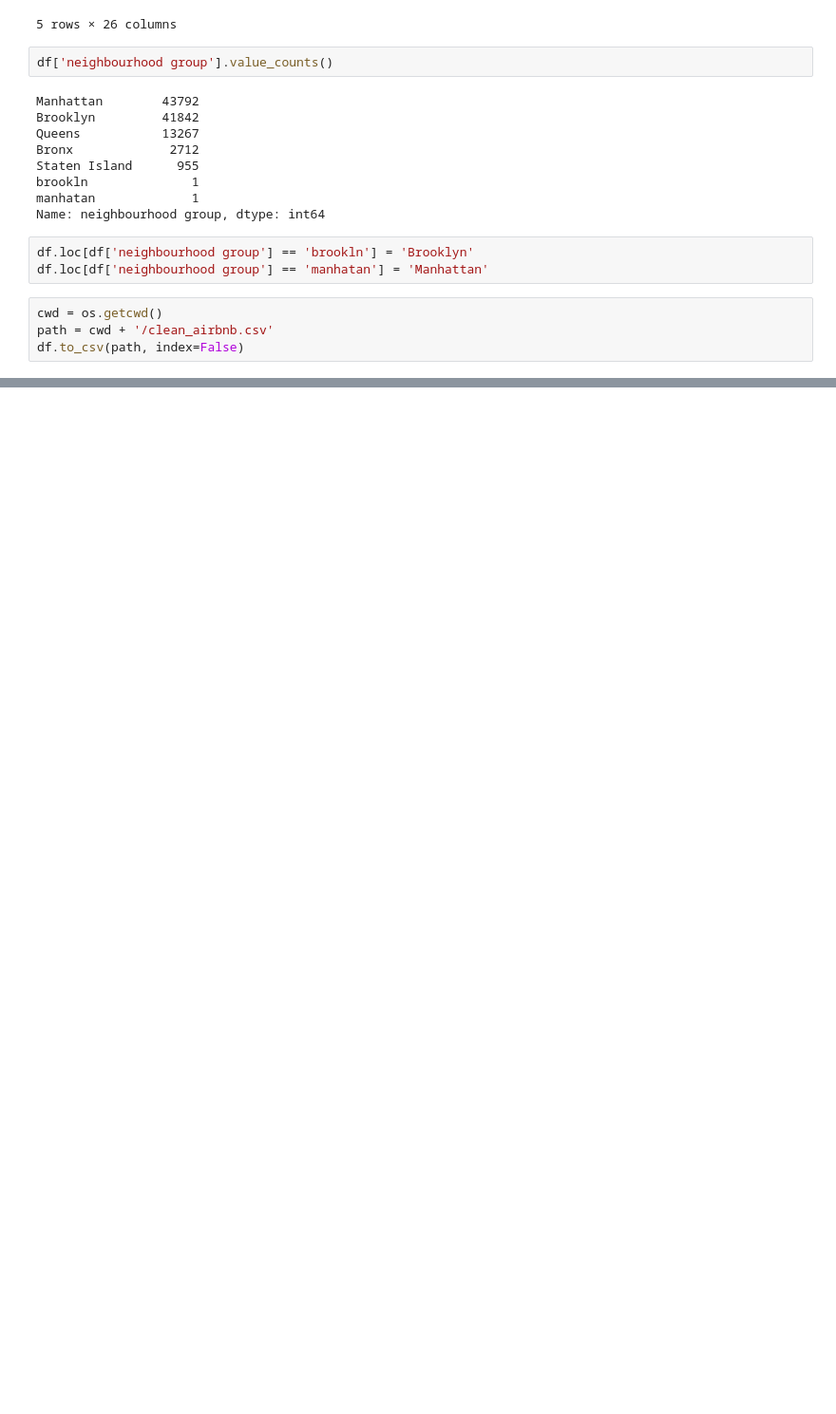
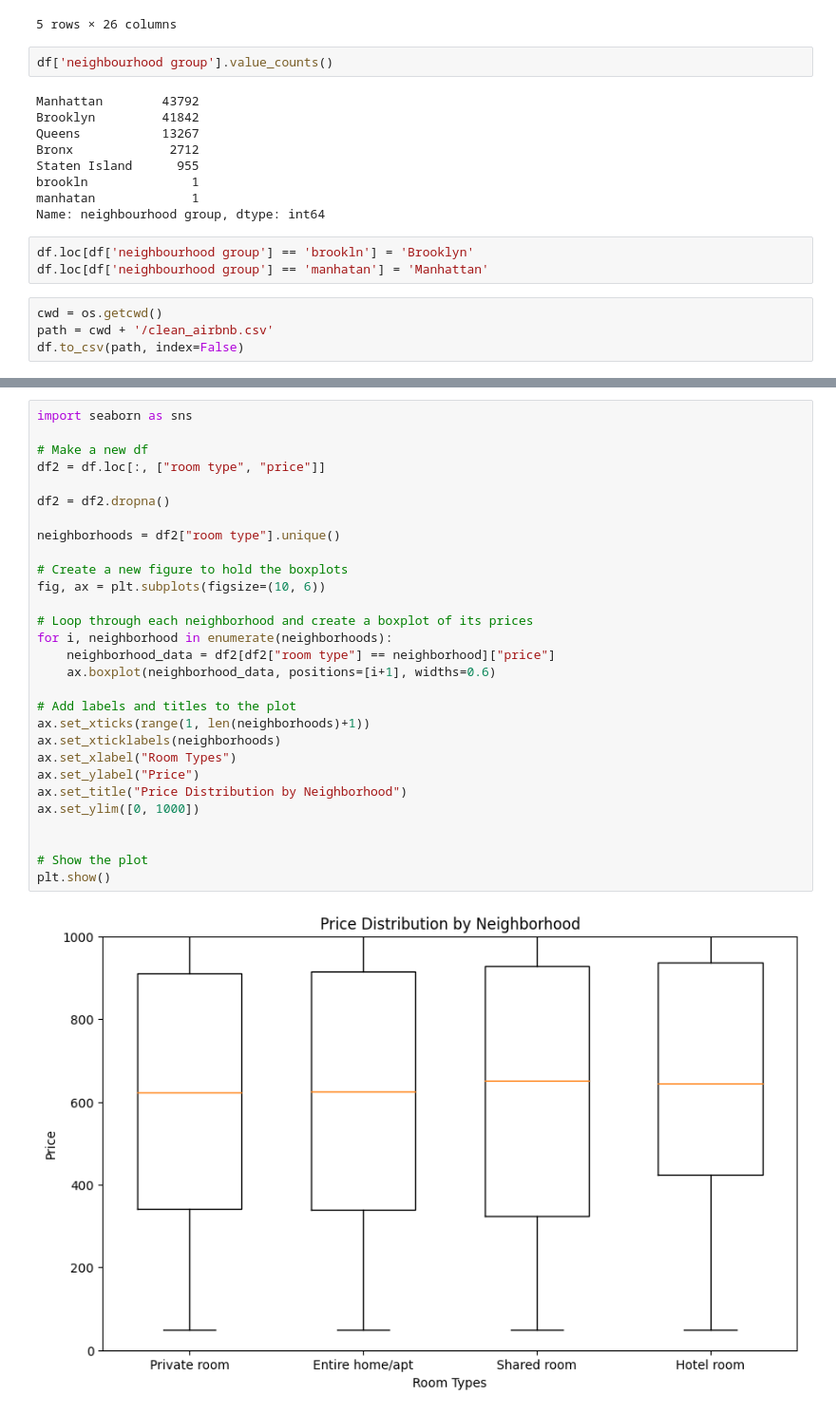
Before and after one commit to sydney-ho/Airbnb-Analysis, a Jupyter notebook: airbnb.ipynb, the cells around one changed output, grey strips where cells are left out. Shown at 95% size. Drawn from its saved outputs; the diff is of its cells as text; blank space fills up the shorter version.

```diff
--- a/airbnb.ipynb
+++ b/airbnb.ipynb
@@ -54,0 +71,31 @@ df
+# %%
+import seaborn as sns
+
+# Make a new df
+df2 = df.loc[:, ["room type", "price"]]
+
+df2 = df2.dropna()
+
+neighborhoods = df2["room type"].unique()
+
+# Create a new figure to hold the boxplots
+fig, ax = plt.subplots(figsize=(10, 6))
+
+# Loop through each neighborhood and create a boxplot of its prices
+for i, neighborhood in enumerate(neighborhoods):
+    neighborhood_data = df2[df2["room type"] == neighborhood]["price"]
+    ax.boxplot(neighborhood_data, positions=[i+1], widths=0.6)
+
+# Add labels and titles to the plot
+ax.set_xticks(range(1, len(neighborhoods)+1))
+ax.set_xticklabels(neighborhoods)
+ax.set_xlabel("Room Types")
+ax.set_ylabel("Price")
+ax.set_title("Price Distribution by Neighborhood")
+ax.set_ylim([0, 1000])
+
+
+# Show the plot
+plt.show()
+# %% [output]
+[figure, added]
```
Also changed, not shown: parts of 4 cells of this notebook.
